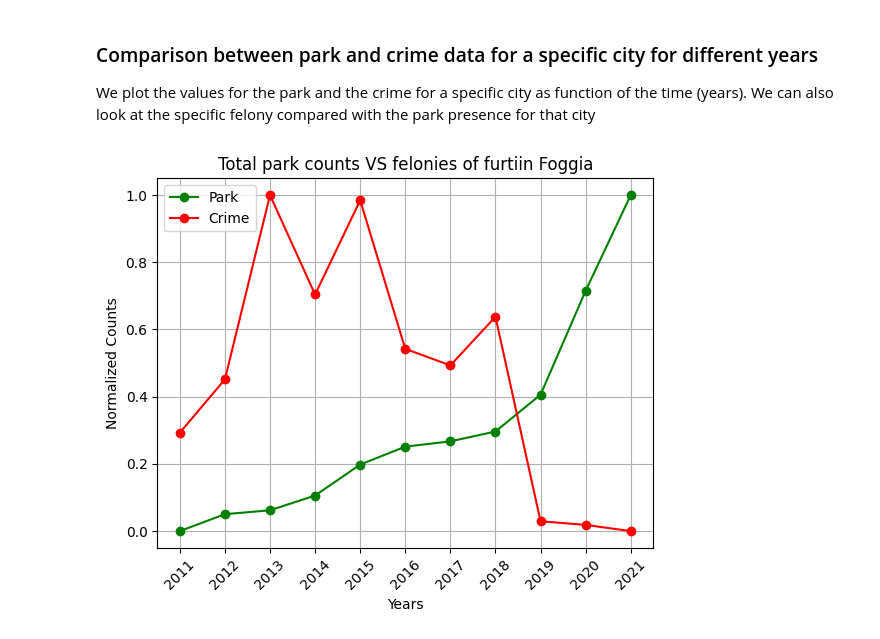
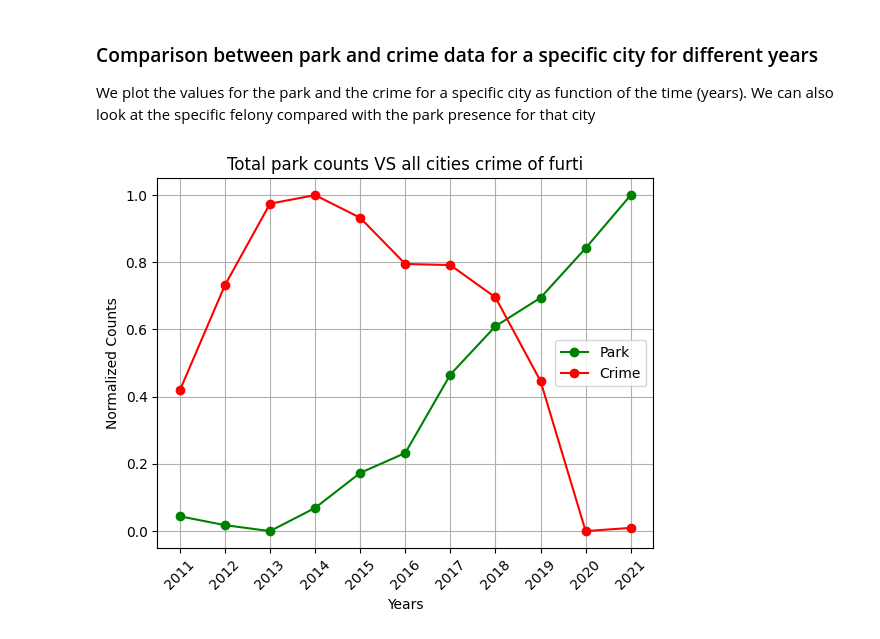
Before and after one commit to leunam10/italian-green-vs-crime-analysis, a Jupyter notebook: notebook/data_exploration.ipynb, the cells around one changed output. Saved outputs shown, nothing was run; the diff lists cells and outputs as text; code cells hidden in the pictures.

```diff
--- a/notebook/data_exploration.ipynb
+++ b/notebook/data_exploration.ipynb
@@ -383,6 +383,6 @@ def crime_park_city_comparison(city, park_df, crime_df, felony, normalization=Tr
     ax.grid()
     ax.legend()
 # %%
-crime_park_city_comparison("Foggia", urban_green_availability_m2_per_inhabitant_df, crime_df, "furti", True)
+crime_park_city_comparison("all", urban_green_availability_m2_per_inhabitant_df, crime_df, "furti", True)
 # %% [output]
-[figure, old version]
+[figure, new version]
```
Also changed, not shown: parts of 3 cells of this notebook.
